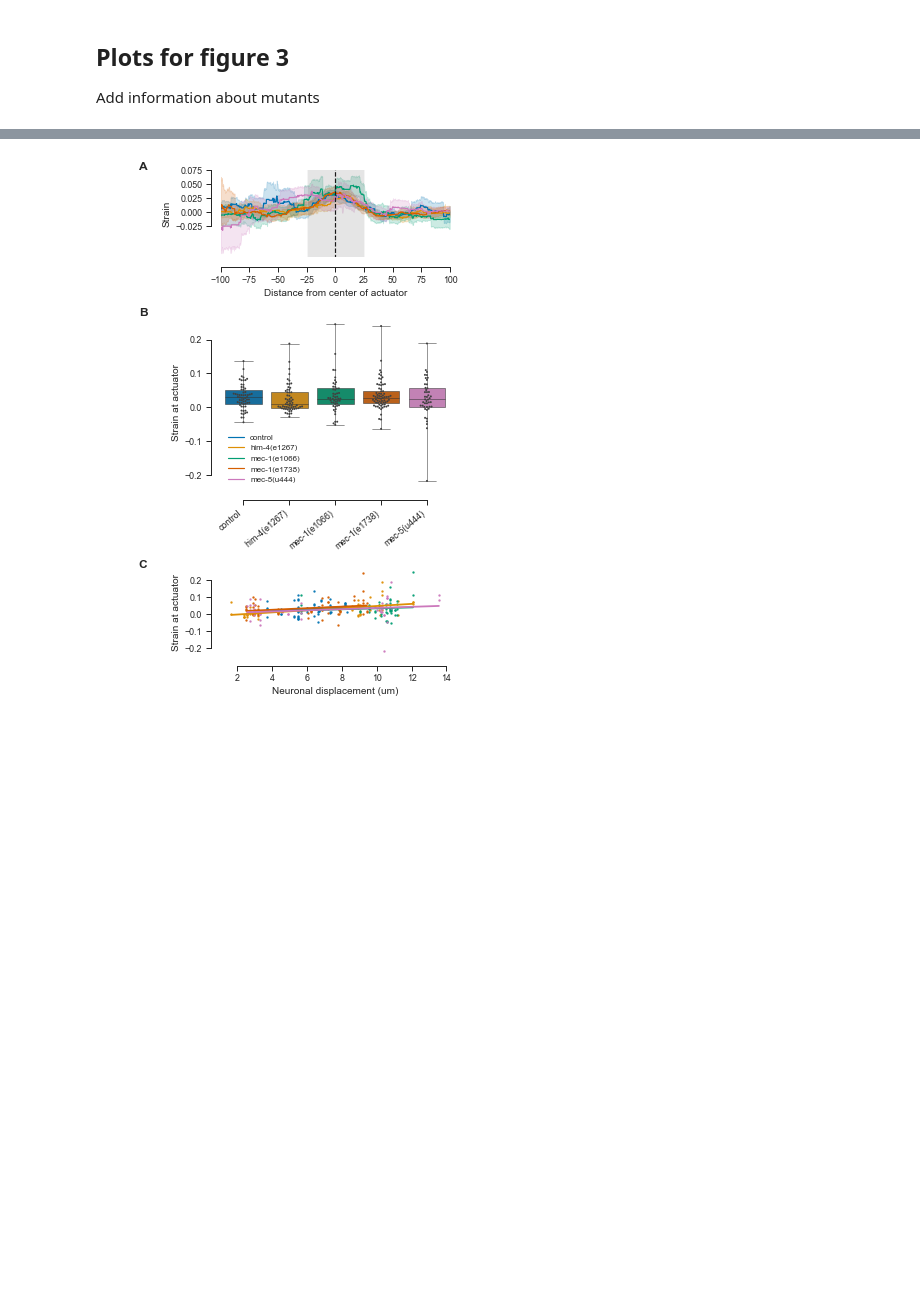
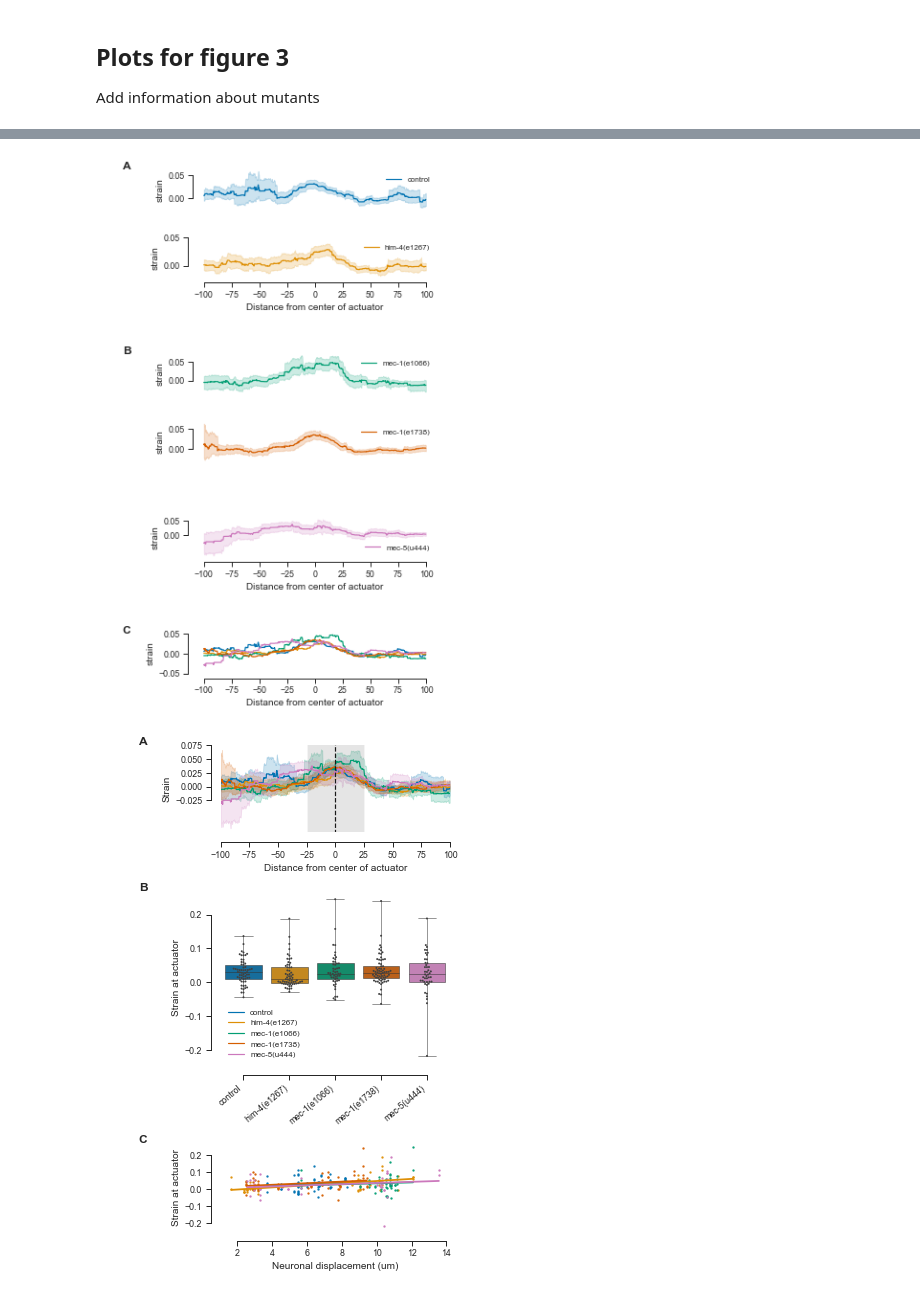
Before and after one commit to anekimken/SSN_ImageAnalysis, a Jupyter notebook: Notebooks/Displacement and Strain Plots.ipynb, the cells around one changed output, grey strips where cells are left out. Drawn from its saved outputs; the diff is of its cells as text; code cells hidden in the pictures; blank space fills up the shorter version.

Commit message:
Working on figure updates

```diff
--- a/Notebooks/Displacement and Strain Plots.ipynb
+++ b/Notebooks/Displacement and Strain Plots.ipynb
@@ -1264,0 +1431,9 @@ fig.savefig(fig_save_dir + 'WildTypeStrain.pdf')
+# %%
+x0_list = []
+for ax in fig._get_axes():
+    pos = ax.get_position()
+    x0_list.append(pos.x0)
+    print(pos)
+print(x0_list)
+print(swarm_plot.get_position())
+print(diagram_ax.patch)
@@ -1304,3 +1464,49 @@ g.savefig(fig_save_dir + 'MutantStrain_separated.pdf')
+# %%
+fig, axes = plt.subplots(nrows=9, ncols=2, figsize=(5,8), constrained_layout=True,
+                        gridspec_kw={'width_ratios': [1, 20],
+                                     'height_ratios': [1, 1, 0.01, 1, 1, 0.01, 1, 0.01, 1],
+                                     'hspace': 0})
+
+# Panel Labels
+axes[0, 0].text(0, 1, 'A', weight='bold')
+axes[3, 0].text(0, 1, 'B', weight='bold')
+axes[8, 0].text(0, 1, 'C', weight='bold')
+for ax in axes[:, 0]:
+    ax.axis('off')
+for ax_num in [2, 5, 7]:
+    axes[ax_num, 1].tick_params(axis='both', which='major', labelsize=2)
+    axes[ax_num, 1].axis('off')
+
+# Plot individual strain profiles
+strain_profile_axes = [0, 1, 3, 4, 6]
+genotypes_to_plot = ['control', 'him-4(e1267)', 'mec-1(e1066)', 'mec-1(e1738)', 'mec-5(u444)']
+for ax_num, genotype in zip(strain_profile_axes, genotypes_to_plot):
+    sns.lineplot(x='y', y='strain', ax=axes[ax_num, 1],# ci=None,
+                 color=sns.color_palette()[genotypes_to_plot.index(genotype)],
+                 data=spatial_strain_df.loc[(spatial_strain_df['pressure']==300) &
+                                            (spatial_strain_df['y'] > -100) &
+                                            (spatial_strain_df['y'] < 100) &
+                                            (spatial_strain_df['genotype'] == genotype)])
+    axes[ax_num, 1].legend([genotype], frameon=False)
+    axes[ax_num, 1].set_yticks([0, 0.05])
+    if ax_num in [0, 3, 4]:
+        sns.despine(ax=axes[ax_num, 1], bottom=True, offset=None, trim=True)
+        axes[ax_num, 1].tick_params(axis='x', which='major', labelsize=2)
+        axes[ax_num, 1].get_xaxis().set_visible(False)
+    else:
+        sns.despine(ax=axes[ax_num, 1], bottom=False, offset=5, trim=True)
+        axes[ax_num, 1].set_xlabel('Distance from center of actuator')
+
+# Plot all strain profiles together
+sns.lineplot(x='y', y='strain', ax=axes[-1, 1], hue='genotype', legend=None, ci=None,
+                 data=spatial_strain_df.loc[(spatial_strain_df['pressure']==300) &
+                                            (spatial_strain_df['y'] > -100) &
+                                            (spatial_strain_df['y'] < 100)])
+axes[-1, 1].set_yticks([-0.05, 0, 0.05])
+sns.despine(ax=axes[-1, 1], offset=5, trim=True)
+axes[-1, 1].set_xlabel('Distance from center of actuator');
+# %% [output]
+[figure, added]
 # %%
 fig, axes = plt.subplots(3, 2, figsize=(5, 7.5), constrained_layout=True,
                         gridspec_kw={'width_ratios':[1, 20], 'height_ratios':[1, 2, 1], 'hspace':0.5})
```
Also changed, not shown: parts of 12 cells of this notebook.
